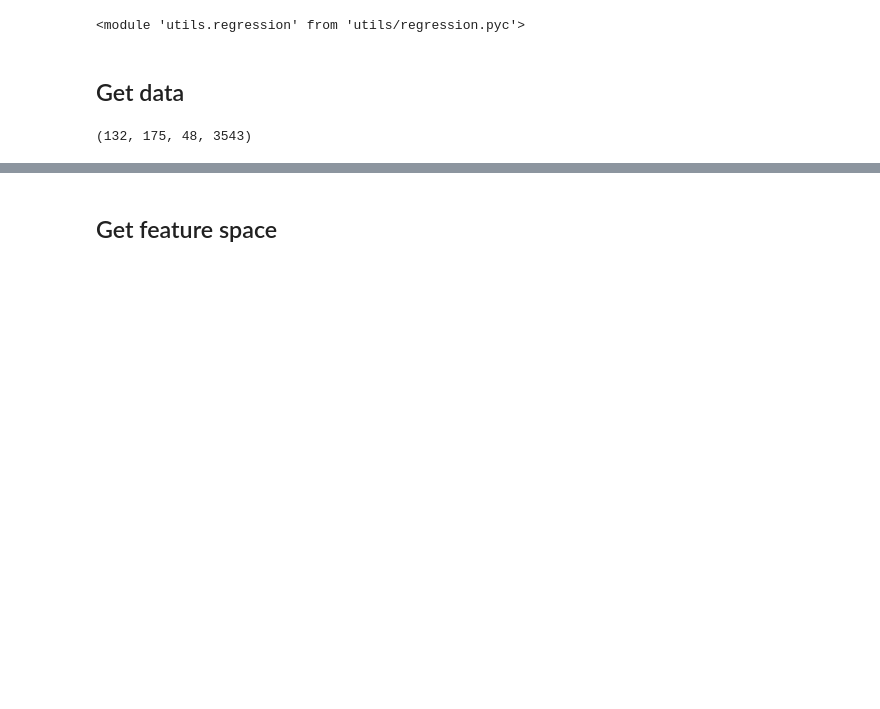
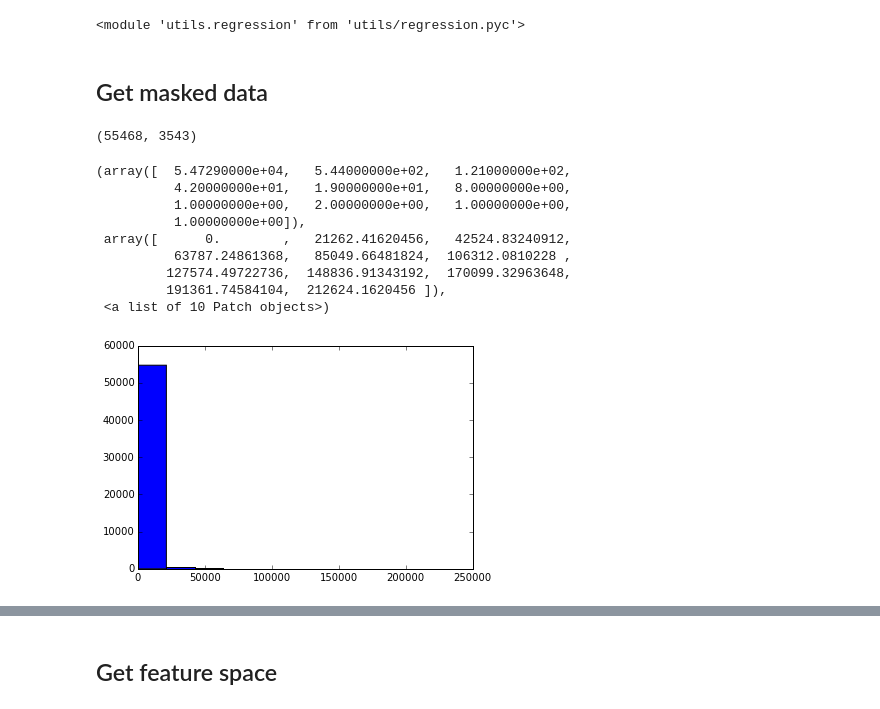
Before and after one commit to berkeley-stat159/project-beta, a Jupyter notebook: code/description_modeling_ridge_regression.ipynb, the cells around one changed output, grey strips where cells are left out. Drawn from its saved outputs; the diff is of its cells as text; code cells hidden in the pictures; blank space fills up the shorter version.

```diff
--- a/code/description_modeling_ridge_regression.ipynb
+++ b/code/description_modeling_ridge_regression.ipynb
@@ -18,11 +18,23 @@ reload(regression)
 # %% [output]
 <module 'utils.regression' from 'utils/regression.pyc'>
 # %% [markdown]
-## Get data
+## Get masked data
 # %%
-data = np.load('../../combined_runs.npy')
-# data_val = np.load('../../val_runs.npy')
+data = np.load('../../masked_data_50k.npy')
 # %%
 data.shape
 # %% [output]
-(132, 175, 48, 3543)
+(55468, 3543)
+# %%
+plt.hist(np.var(data,axis=1))
+# %% [output]
+(array([  5.47290000e+04,   5.44000000e+02,   1.21000000e+02,
+          4.20000000e+01,   1.90000000e+01,   8.00000000e+00,
+          1.00000000e+00,   2.00000000e+00,   1.00000000e+00,
+          1.00000000e+00]),
+ array([      0.        ,   21262.41620456,   42524.83240912,
+          63787.24861368,   85049.66481824,  106312.0810228 ,
+         127574.49722736,  148836.91343192,  170099.32963648,
+         191361.74584104,  212624.1620456 ]),
+ <a list of 10 Patch objects>)
+[figure, added]
```
Also changed, not shown: parts of 35 cells of this notebook, 2 other files.
